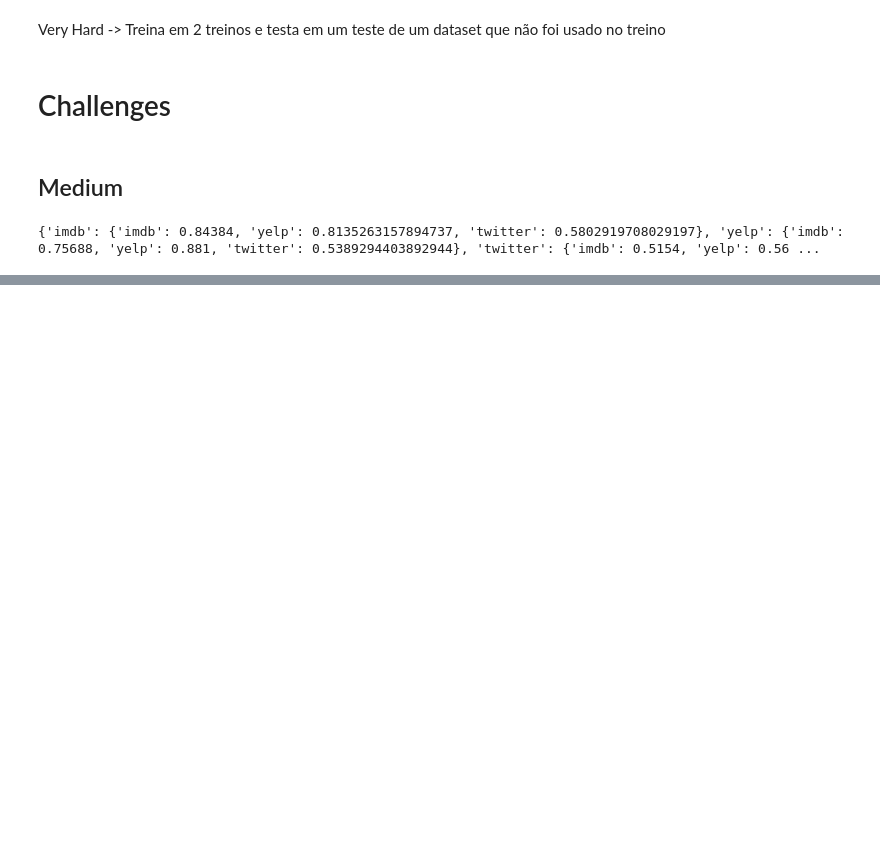
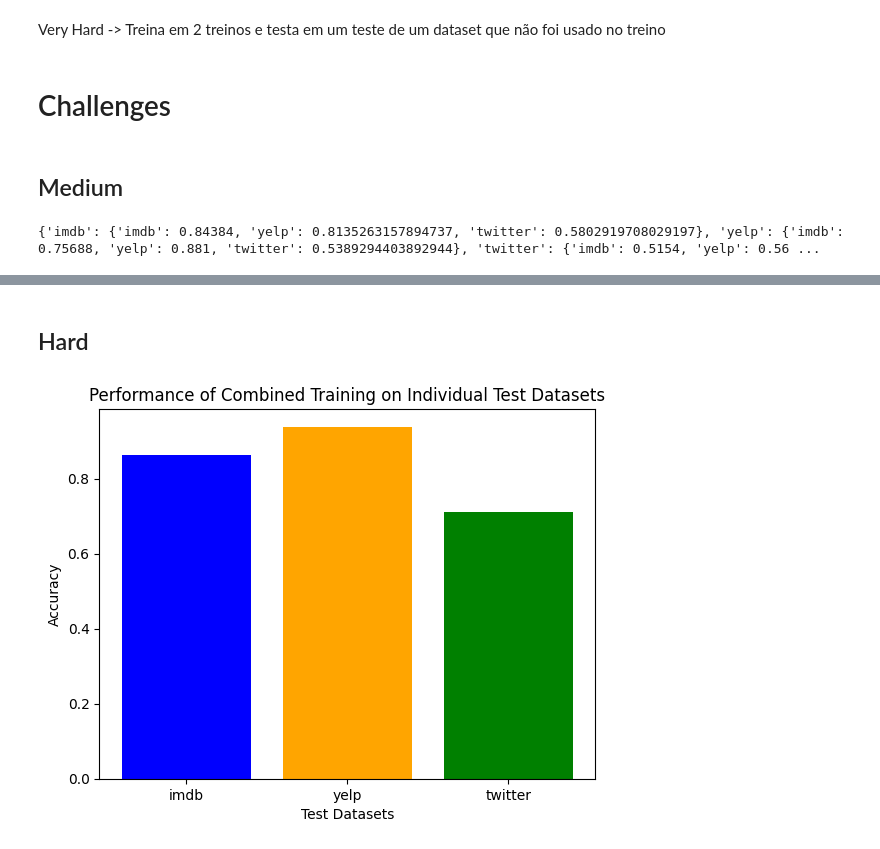
Before and after one commit to henriquessm/nlp-datasets, a Jupyter notebook: main.ipynb, the cells around one changed output, grey strips where cells are left out. Drawn from its saved outputs; the diff is of its cells as text; code cells hidden in the pictures; blank space fills up the shorter version.

```diff
--- a/main.ipynb
+++ b/main.ipynb
@@ -217,0 +216,32 @@ plt.show()
+# %% [markdown]
+## Hard
+# %%
+#Normalize datasets to train on the three datasets together and test on only one tests of those datasets
+
+train_dataset_combined = pd.concat([train_df_imdb, df_train, df_train_twitter], ignore_index=True)
+
+pipeline.fit(train_dataset_combined['text'], train_dataset_combined['label'])
+
+datasets_tests = {
+    "imdb": test_df_imdb,
+    "yelp": df_test,
+    "twitter": df_validation_twitter
+}
+
+accuracy_hard =  {}
+
+for dataset_tests_name in datasets_tests.keys():
+    test_df = datasets_tests[dataset_tests_name]
+    y_pred = pipeline.predict(test_df['text'])
+    report = classification_report(test_df['label'], y_pred, output_dict=True)
+    accuracy_hard[dataset_tests_name] = report['accuracy']
+
+#Generate a bar plot for the accuracies of the combined training dataset tested on each individual test dataset
+
+plt.bar(accuracy_hard.keys(), accuracy_hard.values(), color=['blue', 'orange', 'green'])
+plt.xlabel('Test Datasets')
+plt.ylabel('Accuracy')
+plt.title('Performance of Combined Training on Individual Test Datasets')
+plt.show()
+# %% [output]
+[figure, added]
```
Also changed, not shown: parts of 9 cells of this notebook.
